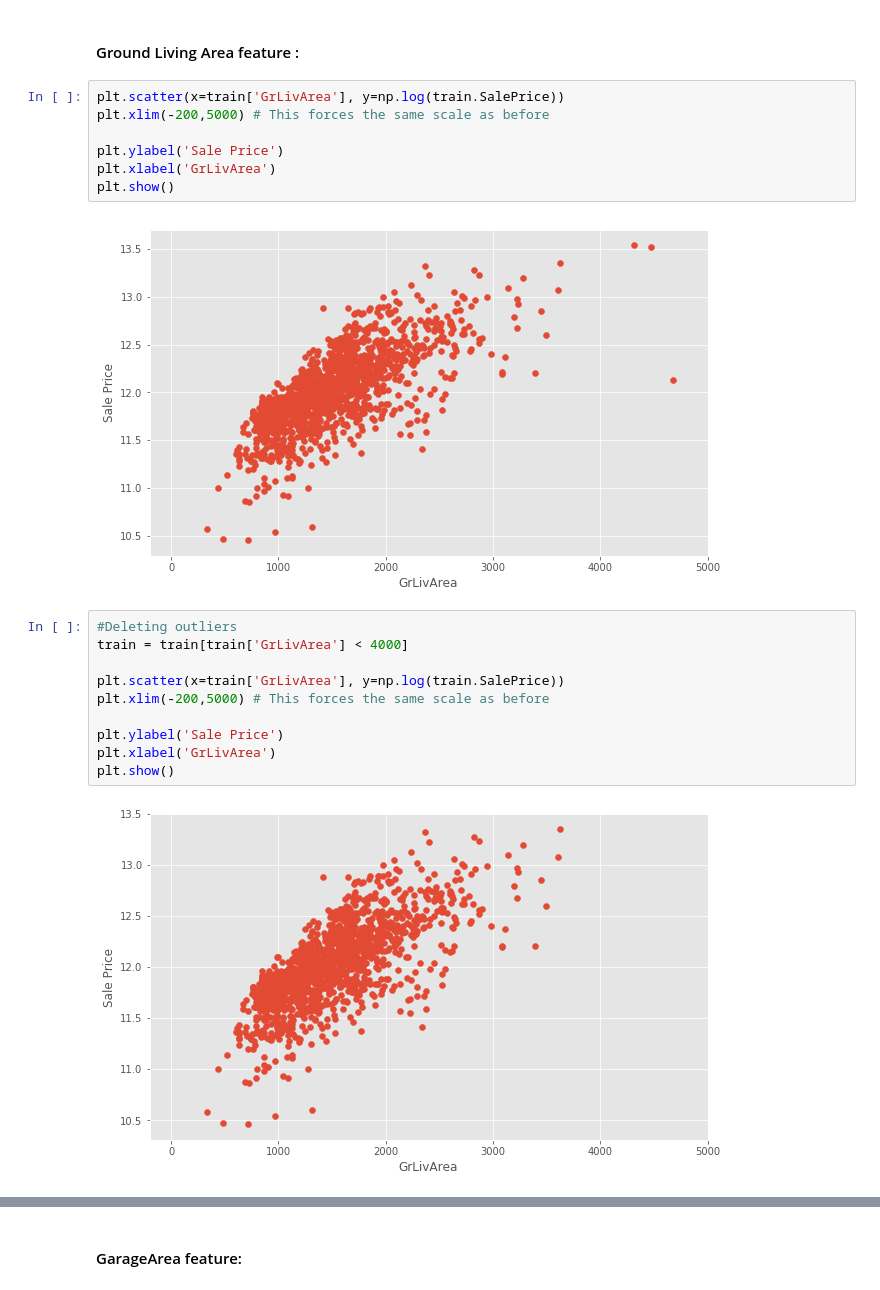
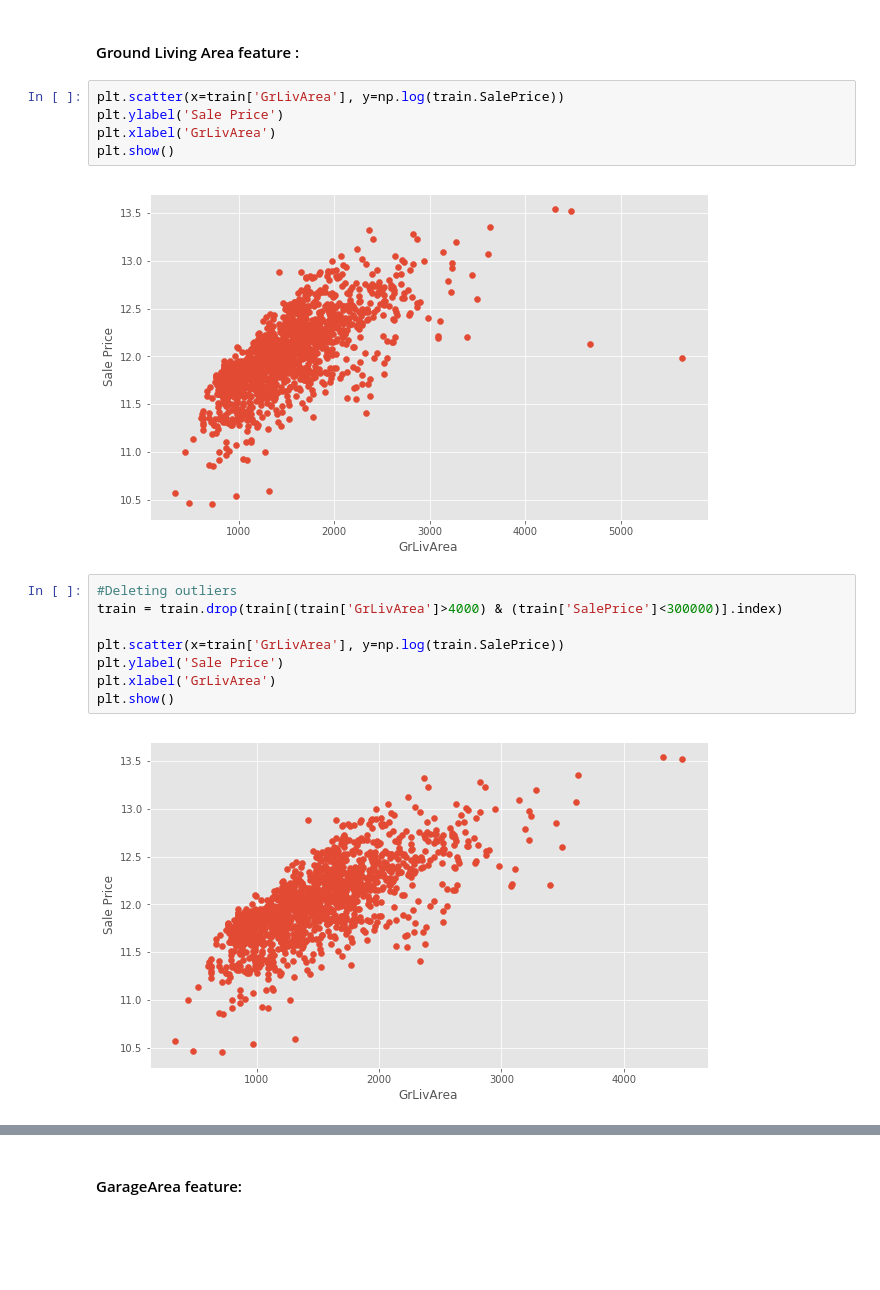
Before and after one commit to RayBela/House-Prices-Competition, a Jupyter notebook: House Prices Competition - FeatureEngineering - V3 - Best.ipynb, the cells around one changed output, grey strips where cells are left out. Saved outputs shown, nothing was run; the diff lists cells and outputs as text; blank space fills up the shorter version.

```diff
--- a/House Prices Competition - FeatureEngineering - V3 - Best.ipynb
+++ b/House Prices Competition - FeatureEngineering - V3 - Best.ipynb
@@ -158,25 +101,21 @@ plt.show()
 #### Ground Living Area feature :
 # %%
 plt.scatter(x=train['GrLivArea'], y=np.log(train.SalePrice))
-plt.xlim(-200,5000) # This forces the same scale as before
-
 plt.ylabel('Sale Price')
 plt.xlabel('GrLivArea')
 plt.show()
 # %% [output]
-[figure, old version]
+[figure, new version]
 # %%
 #Deleting outliers
-train = train[train['GrLivArea'] < 4000]
+train = train.drop(train[(train['GrLivArea']>4000) & (train['SalePrice']<300000)].index)
 
 plt.scatter(x=train['GrLivArea'], y=np.log(train.SalePrice))
-plt.xlim(-200,5000) # This forces the same scale as before
-
 plt.ylabel('Sale Price')
 plt.xlabel('GrLivArea')
 plt.show()
 # %% [output]
-[figure, old version]
+[figure, new version]
 # %%
 train.shape
 # %% [output]
```
Also changed, not shown: parts of 53 cells of this notebook, 5 other files.
